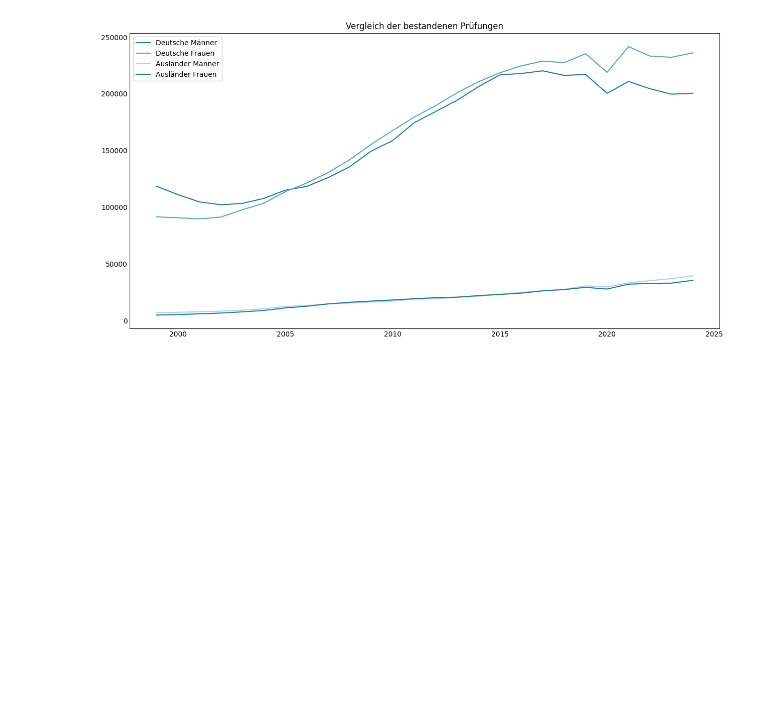
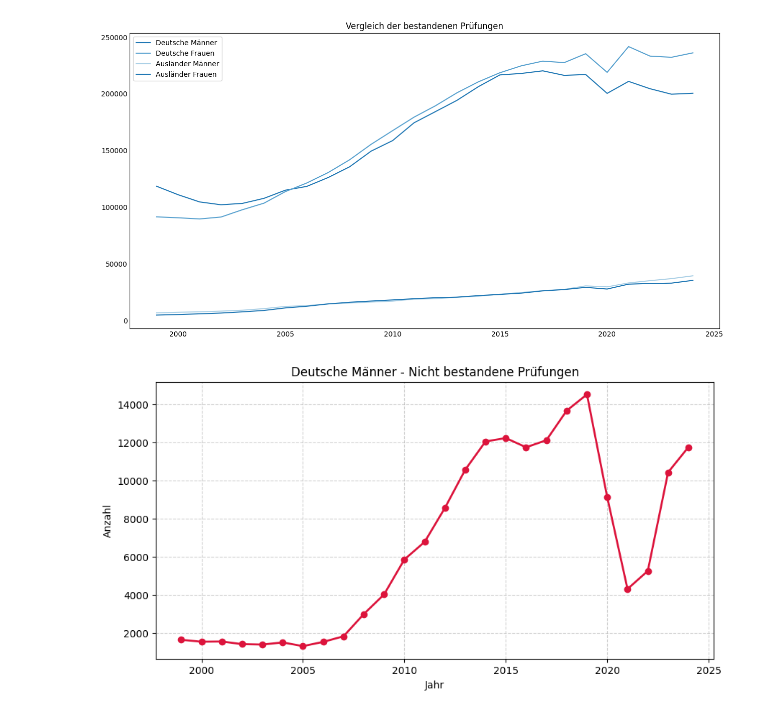
Before and after one commit to Johannesdesta/hochschul-data-analysis, a Jupyter notebook: test3.ipynb, the cells around one changed output. Cells and saved outputs as stored; diff of their text form; code cells hidden in the pictures; blank space fills up the shorter version.

```diff
--- a/test3.ipynb
+++ b/test3.ipynb
@@ -290,3 +190,28 @@ plt.title("Vergleich der bestandenen Prüfungen")
 plt.show()
 # %% [output]
 [figure]
+# %%
+import pandas as pd
+import matplotlib.pyplot as plt
+
+# 1. Load the data with the correct semicolon separator
+df = pd.read_csv(input_data, sep=";")
+df.columns = df.columns.str.strip()
+
+# 2. Extract the data
+# Column 0 = Years (1999, 2000...)
+# Column 3 = Deutsche -> männlich -> Nicht bestandene Prüfung (1641, 1541...)
+years = df.iloc[2:, 0]
+values = df.iloc[2:, 3].astype(int)
+
+# 3. Plotting
+plt.figure(figsize=(10, 5))
+plt.plot(years, values, marker="o", color="crimson", linewidth=2) # Changed color to red for "Nicht bestanden"
+
+plt.title("Deutsche Männer - Nicht bestandene Prüfungen")
+plt.xlabel("Jahr")
+plt.ylabel("Anzahl")
+plt.grid(True, linestyle="--", alpha=0.6)
+plt.show()
+# %% [output]
+[figure, added]
```
Also changed, not shown: parts of 22 cells of this notebook.
